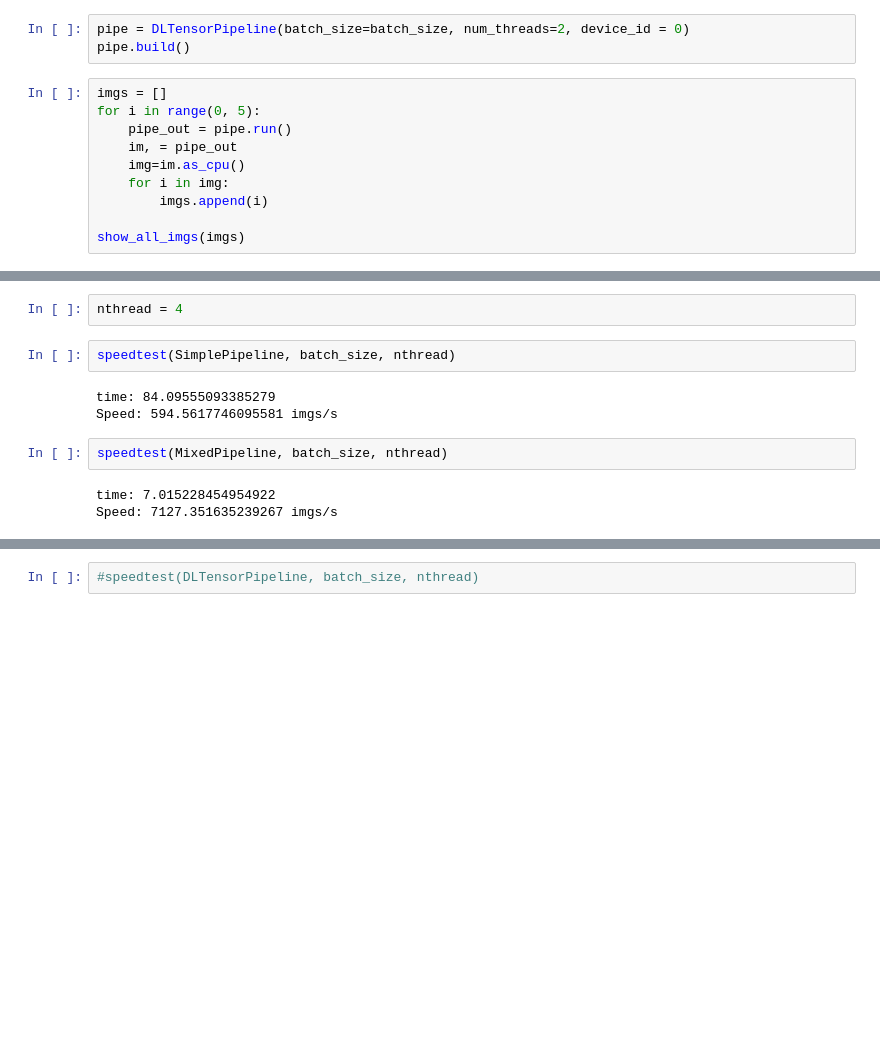
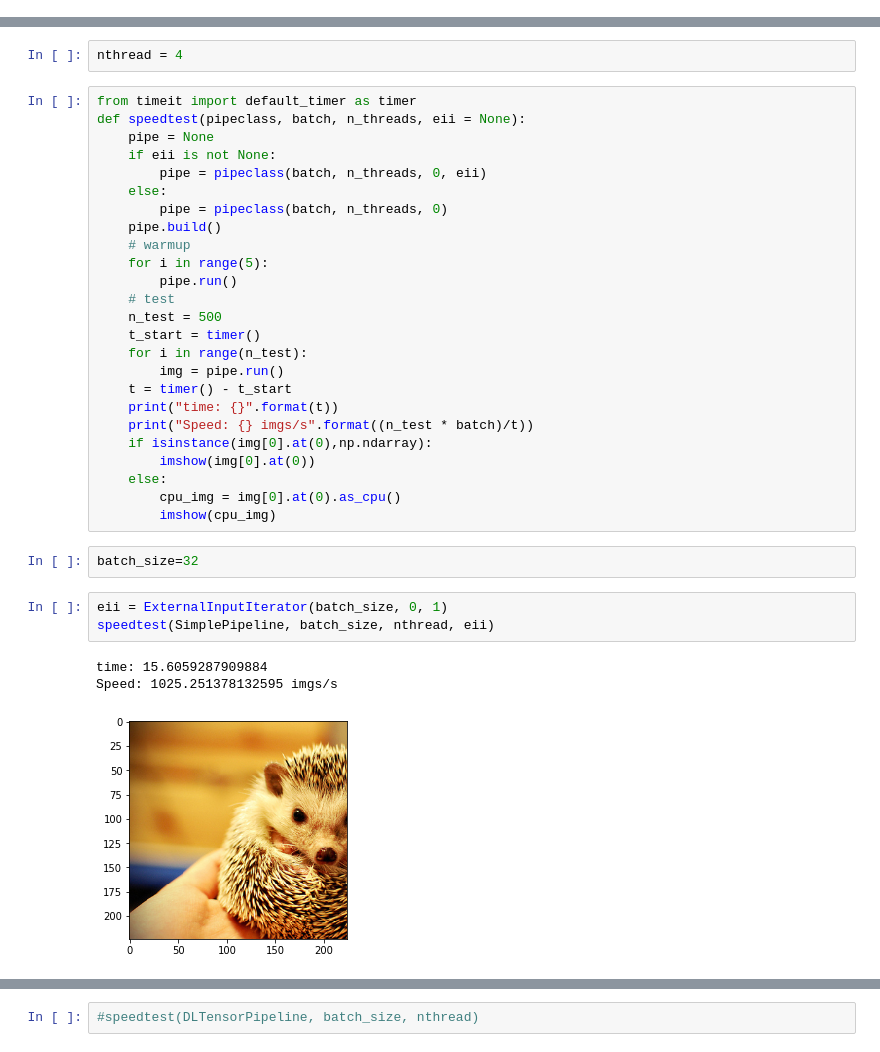
Before and after one commit to WANG-lp/FastGC-icecake, a Jupyter notebook: scripts/loading_time_stat.ipynb, the cells around one changed output, grey strips where cells are left out. Drawn from its saved outputs; the diff is of its cells as text; blank space fills up the shorter version.

```diff
--- a/scripts/loading_time_stat.ipynb
+++ b/scripts/loading_time_stat.ipynb
@@ -126,13 +85,0 @@ class DLTensorPipeline(Pipeline):
-# %%
-pipe = DLTensorPipeline(batch_size=batch_size, num_threads=2, device_id = 0)
-pipe.build()
-# %%
-imgs = []
-for i in range(0, 5):
-    pipe_out = pipe.run()
-    im, = pipe_out
-    img=im.as_cpu()
-    for i in img:
-        imgs.append(i)
-
-show_all_imgs(imgs)
@@ -217,12 +218,36 @@ pipe.build()
 # %%
 nthread = 4
-# %%
-speedtest(SimplePipeline, batch_size, nthread)
-# %% [output]
-time: 84.09555093385279
-Speed: 594.5617746095581 imgs/s
-# %%
-speedtest(MixedPipeline, batch_size, nthread)
-# %% [output]
-time: 7.015228454954922
-Speed: 7127.351635239267 imgs/s
+# %%
+from timeit import default_timer as timer
+def speedtest(pipeclass, batch, n_threads, eii = None):
+    pipe = None
+    if eii is not None:
+        pipe = pipeclass(batch, n_threads, 0, eii)
+    else:
+        pipe = pipeclass(batch, n_threads, 0)
+    pipe.build()
+    # warmup
+    for i in range(5):
+        pipe.run()
+    # test
+    n_test = 500
+    t_start = timer()
+    for i in range(n_test):
+        img = pipe.run()
+    t = timer() - t_start
+    print("time: {}".format(t))
+    print("Speed: {} imgs/s".format((n_test * batch)/t))
+    if isinstance(img[0].at(0),np.ndarray):
+        imshow(img[0].at(0))
+    else:
+        cpu_img = img[0].at(0).as_cpu()
+        imshow(cpu_img)
+# %%
+batch_size=32
+# %%
+eii = ExternalInputIterator(batch_size, 0, 1)
+speedtest(SimplePipeline, batch_size, nthread, eii)
+# %% [output]
+time: 15.6059287909884
+Speed: 1025.251378132595 imgs/s
+[figure, added]
```
Also changed, not shown: parts of 23 cells of this notebook, 10 other files.
